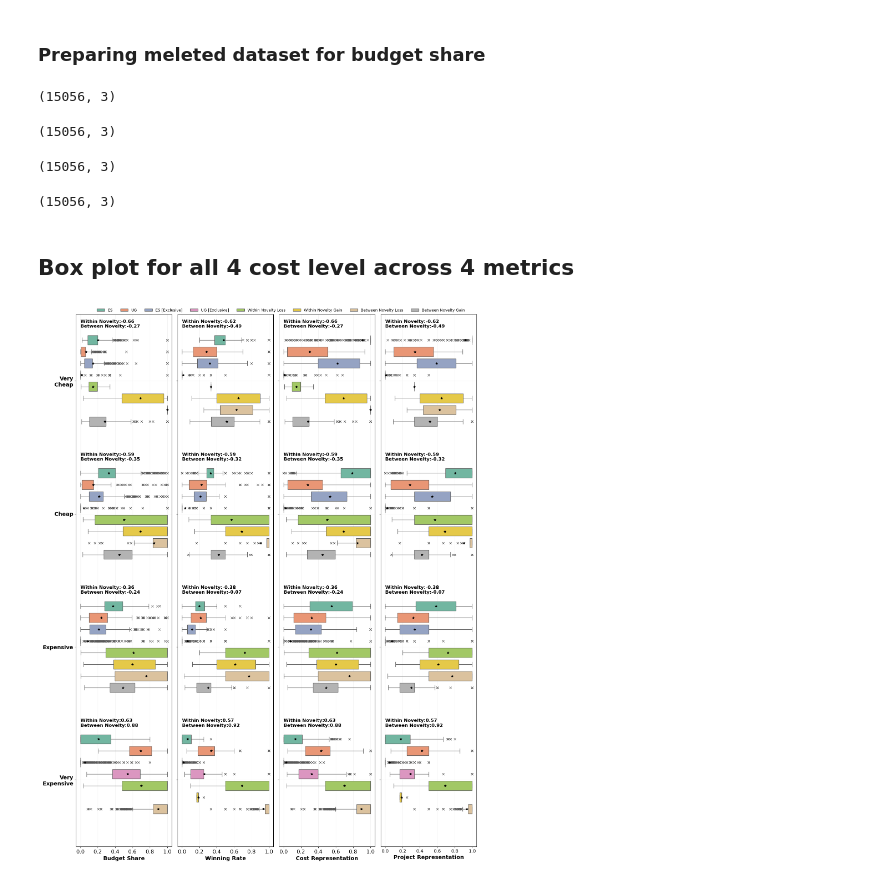
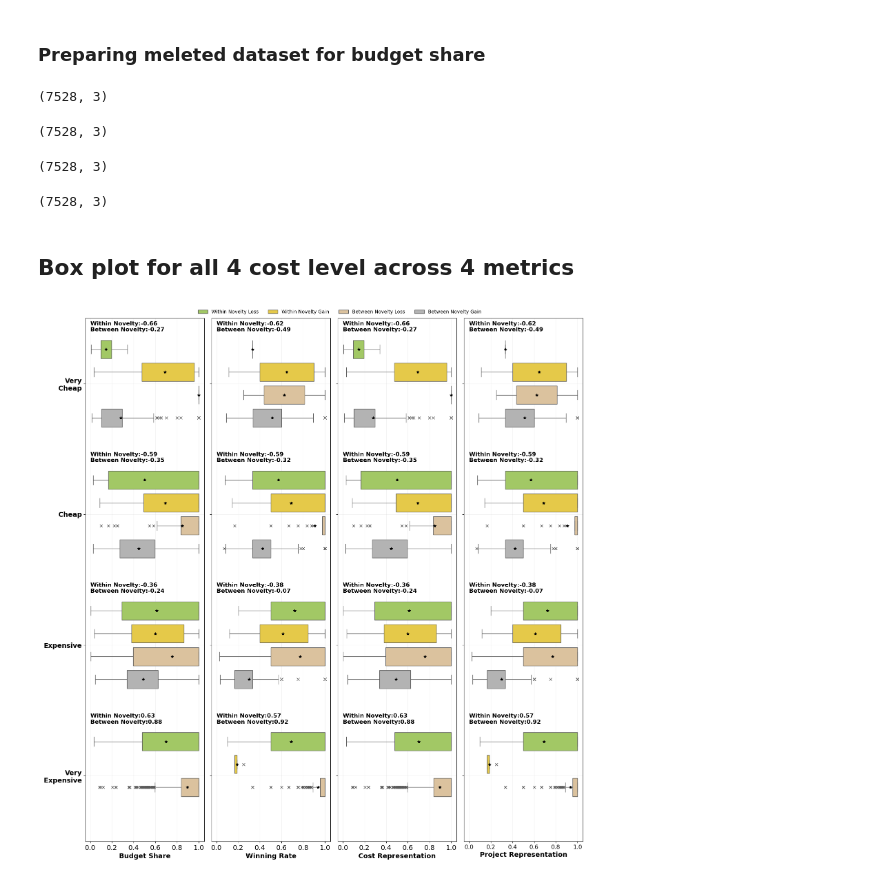
Before and after one commit to TDI-Lab/Impact-Analysis-Participatory-Budgeting, a Jupyter notebook: notebooks/cost_level_impact_and_novelty_metrics_boxplot.ipynb, the cells around one changed output. Saved outputs shown, nothing was run; the diff lists cells and outputs as text; code cells hidden in the pictures.

Commit message:
FIX: Updated novelty box plots to show novelty results only for cost-based analysis

```diff
--- a/notebooks/cost_level_impact_and_novelty_metrics_boxplot.ipynb
+++ b/notebooks/cost_level_impact_and_novelty_metrics_boxplot.ipynb
@@ -1223,10 +1223,16 @@ bs_second_quartile = second_quartile_bs_df[['cost_quartile', 'mes_bs', 'ug_bs',
 bs_third_quartile = third_quartile_bs_df[['cost_quartile', 'mes_bs', 'ug_bs', 'excl_mes_bs', 'excl_ug_bs', 'within_novelty_loss', 'within_novelty_gain', 'between_novelty_loss', 'between_novelty_gain']]
 bs_fourth_quartile = fourth_quartile_bs_df[['cost_quartile', 'mes_bs', 'ug_bs', 'excl_mes_bs', 'excl_ug_bs', 'within_novelty_loss', 'within_novelty_gain', 'between_novelty_loss', 'between_novelty_gain']]
 
-budget_share_data = pd.concat([budget_share_data, bs_first_quartile], ignore_index=True)
-budget_share_data = pd.concat([budget_share_data, bs_second_quartile], ignore_index=True)
-budget_share_data = pd.concat([budget_share_data, bs_third_quartile], ignore_index=True)
-budget_share_data = pd.concat([budget_share_data, bs_fourth_quartile], ignore_index=True)
+# v2 doesn't consist of budget shares scores for es, ug and their exclusive versions
+bs_first_quartile_v2 = first_quartile_bs_df[['cost_quartile', 'within_novelty_loss', 'within_novelty_gain', 'between_novelty_loss', 'between_novelty_gain']]
+bs_second_quartile_v2 = second_quartile_bs_df[['cost_quartile', 'within_novelty_loss', 'within_novelty_gain', 'between_novelty_loss', 'between_novelty_gain']]
+bs_third_quartile_v2 = third_quartile_bs_df[['cost_quartile', 'within_novelty_loss', 'within_novelty_gain', 'between_novelty_loss', 'between_novelty_gain']]
+bs_fourth_quartile_v2 = fourth_quartile_bs_df[['cost_quartile', 'within_novelty_loss', 'within_novelty_gain', 'between_novelty_loss', 'between_novelty_gain']]
+
+budget_share_data = pd.concat([budget_share_data, bs_first_quartile_v2], ignore_index=True)
+budget_share_data = pd.concat([budget_share_data, bs_second_quartile_v2], ignore_index=True)
+budget_share_data = pd.concat([budget_share_data, bs_third_quartile_v2], ignore_index=True)
+budget_share_data = pd.concat([budget_share_data, bs_fourth_quartile_v2], ignore_index=True)
 
 # I renamed it here only because I want to use the label in the superplot with other metrics; not necessary to rename in others
 budget_share_data.rename(columns={
@@ -1243,7 +1249,7 @@ budget_share_data.rename(columns={
 melted_budget_share_data = pd.melt(budget_share_data, id_vars=['cost_quartile'], var_name='Winning Type', value_name='Budget Share')
 melted_budget_share_data.shape
 # %% [output]
-(15056, 3)
+(7528, 3)
 # %%
 # preparing winning rate melted data
 winning_rate_data = pd.DataFrame()
@@ -1253,15 +1259,20 @@ wr_second_quartile = second_quartile_wr_df[['cost_quartile', 'mes_wr', 'ug_wr',
 wr_third_quartile = third_quartile_wr_df[['cost_quartile', 'mes_wr', 'ug_wr', 'excl_mes_wr', 'excl_ug_wr', 'within_novelty_loss', 'within_novelty_gain', 'between_novelty_loss', 'between_novelty_gain']]
 wr_fourth_quartile = fourth_quartile_wr_df[['cost_quartile', 'mes_wr', 'ug_wr', 'excl_mes_wr', 'excl_ug_wr', 'within_novelty_loss', 'within_novelty_gain', 'between_novelty_loss', 'between_novelty_gain']]
 
-winning_rate_data = pd.concat([winning_rate_data, wr_first_quartile], ignore_index=True)
-winning_rate_data = pd.concat([winning_rate_data, wr_second_quartile], ignore_index=True)
-winning_rate_data = pd.concat([winning_rate_data, wr_third_quartile], ignore_index=True)
-winning_rate_data = pd.concat([winning_rate_data, wr_fourth_quartile], ignore_index=True)
+wr_first_quartile_v2 = first_quartile_wr_df[['cost_quartile', 'within_novelty_loss', 'within_novelty_gain', 'between_novelty_loss', 'between_novelty_gain']]
+wr_second_quartile_v2 = second_quartile_wr_df[['cost_quartile', 'within_novelty_loss', 'within_novelty_gain', 'between_novelty_loss', 'between_novelty_gain']]
+wr_third_quartile_v2 = third_quartile_wr_df[['cost_quartile', 'within_novelty_loss', 'within_novelty_gain', 'between_novelty_loss', 'between_novelty_gain']]
+wr_fourth_quartile_v2 = fourth_quartile_wr_df[['cost_quartile', 'within_novelty_loss', 'within_novelty_gain', 'between_novelty_loss', 'between_novelty_gain']]
+
+winning_rate_data = pd.concat([winning_rate_data, wr_first_quartile_v2], ignore_index=True)
+winning_rate_data = pd.concat([winning_rate_data, wr_second_quartile_v2], ignore_index=True)
+winning_rate_data = pd.concat([winning_rate_data, wr_third_quartile_v2], ignore_index=True)
+winning_rate_data = pd.concat([winning_rate_data, wr_fourth_quartile_v2], ignore_index=True)
 
 melted_winning_rate_data = pd.melt(winning_rate_data, id_vars=['cost_quartile'], var_name='Winning Type', value_name='Winning Rate')
 melted_winning_rate_data.shape
 # %% [output]
-(15056, 3)
+(7528, 3)
 # %%
 # preparing cost representation melted data
 cost_representation_data = pd.DataFrame()
@@ -1271,15 +1282,20 @@ cr_second_quartile = second_quartile_cr_df[['cost_quartile', 'mes_cr', 'ug_cr',
 cr_third_quartile = third_quartile_cr_df[['cost_quartile', 'mes_cr', 'ug_cr', 'excl_mes_cr', 'excl_ug_cr', 'within_novelty_loss', 'within_novelty_gain', 'between_novelty_loss', 'between_novelty_gain']]
 cr_fourth_quartile = fourth_quartile_cr_df[['cost_quartile', 'mes_cr', 'ug_cr', 'excl_mes_cr', 'excl_ug_cr', 'within_novelty_loss', 'within_novelty_gain', 'between_novelty_loss', 'between_novelty_gain']]
 
-cost_representation_data = pd.concat([cost_representation_data, cr_first_quartile], ignore_index=True)
-cost_representation_data = pd.concat([cost_representation_data, cr_second_quartile], ignore_index=True)
-cost_representation_data = pd.concat([cost_representation_data, cr_third_quartile], ignore_index=True)
-cost_representation_data = pd.concat([cost_representation_data, cr_fourth_quartile], ignore_index=True)
+cr_first_quartile_v2 = first_quartile_cr_df[['cost_quartile', 'within_novelty_loss', 'within_novelty_gain', 'between_novelty_loss', 'between_novelty_gain']]
+cr_second_quartile_v2 = second_quartile_cr_df[['cost_quartile', 'within_novelty_loss', 'within_novelty_gain', 'between_novelty_loss', 'between_novelty_gain']]
+cr_third_quartile_v2 = third_quartile_cr_df[['cost_quartile', 'within_novelty_loss', 'within_novelty_gain', 'between_novelty_loss', 'between_novelty_gain']]
+cr_fourth_quartile_v2 = fourth_quartile_cr_df[['cost_quartile', 'within_novelty_loss', 'within_novelty_gain', 'between_novelty_loss', 'between_novelty_gain']]
+
+cost_representation_data = pd.concat([cost_representation_data, cr_first_quartile_v2], ignore_index=True)
+cost_representation_data = pd.concat([cost_representation_data, cr_second_quartile_v2], ignore_index=True)
+cost_representation_data = pd.concat([cost_representation_data, cr_third_quartile_v2], ignore_index=True)
+cost_representation_data = pd.concat([cost_representation_data, cr_fourth_quartile_v2], ignore_index=True)
 
 melted_cost_representation_data = pd.melt(cost_representation_data, id_vars=['cost_quartile'], var_name='Winning Type', value_name='Cost Representation')
 melted_cost_representation_data.shape
 # %% [output]
-(15056, 3)
+(7528, 3)
 # %%
 # preparing project representation melted data
 project_representation_data = pd.DataFrame()
@@ -1289,24 +1305,31 @@ pr_second_quartile = second_quartile_pr_df[['cost_quartile', 'mes_pr', 'ug_pr',
 pr_third_quartile = third_quartile_pr_df[['cost_quartile', 'mes_pr', 'ug_pr', 'excl_mes_pr', 'excl_ug_pr', 'within_novelty_loss', 'within_novelty_gain', 'between_novelty_loss', 'between_novelty_gain']]
 pr_fourth_quartile = fourth_quartile_pr_df[['cost_quartile', 'mes_pr', 'ug_pr', 'excl_mes_pr', 'excl_ug_pr', 'within_novelty_loss', 'within_novelty_gain', 'between_novelty_loss', 'between_novelty_gain']]
 
-project_representation_data = pd.concat([project_representation_data, pr_first_quartile], ignore_index=True)
-project_representation_data = pd.concat([project_representation_data, pr_second_quartile], ignore_index=True)
-project_representation_data = pd.concat([project_representation_data, pr_third_quartile], ignore_index=True)
-project_representation_data = pd.concat([project_representation_data, pr_fourth_quartile], ignore_index=True)
+pr_first_quartile_v2 = first_quartile_pr_df[['cost_quartile', 'within_novelty_loss', 'within_novelty_gain', 'between_novelty_loss', 'between_novelty_gain']]
+pr_second_quartile_v2 = second_quartile_pr_df[['cost_quartile', 'within_novelty_loss', 'within_novelty_gain', 'between_novelty_loss', 'between_novelty_gain']]
+pr_third_quartile_v2 = third_quartile_pr_df[['cost_quartile', 'within_novelty_loss', 'within_novelty_gain', 'between_novelty_loss', 'between_novelty_gain']]
+pr_fourth_quartile_v2 = fourth_quartile_pr_df[['cost_quartile', 'within_novelty_loss', 'within_novelty_gain', 'between_novelty_loss', 'between_novelty_gain']]
+
+project_representation_data = pd.concat([project_representation_data, pr_first_quartile_v2], ignore_index=True)
+project_representation_data = pd.concat([project_representation_data, pr_second_quartile_v2], ignore_index=True)
+project_representation_data = pd.concat([project_representation_data, pr_third_quartile_v2], ignore_index=True)
+project_representation_data = pd.concat([project_representation_data, pr_fourth_quartile_v2], ignore_index=True)
 
 melted_project_representation_data = pd.melt(project_representation_data, id_vars=['cost_quartile'], var_name='Winning Type', value_name='Project Representation')
 melted_project_representation_data.shape
 # %% [output]
-(15056, 3)
+(7528, 3)
 # %% [markdown]
 ## Box plot for all 4 cost level across 4 metrics
 # %%
-fig, axes = plt.subplots(1, 4, figsize=(16, 20), sharex=True, sharey=True)
+fig, axes = plt.subplots(1, 4, figsize=(16, 16), sharex=True, sharey=True)
 
-sns.boxplot(y='cost_quartile', ax=axes[0], x='Budget Share', hue='Winning Type', data=melted_budget_share_data, showmeans=True, medianprops={'visible': False}, flierprops={"marker": "x"}, width=0.7, meanprops={"marker": '*', "markerfacecolor":"black", "markeredgecolor":"black"}, palette="Set2", dodge=True, gap=0.2)
-sns.boxplot(y='cost_quartile', ax=axes[1], x='Winning Rate', hue='Winning Type', data=melted_winning_rate_data, showmeans=True, medianprops={'visible': False}, flierprops={"marker": "x"}, width=0.7, meanprops={"marker":"*", "markerfacecolor":"black", "markeredgecolor":"black"}, palette="Set2", dodge=True, gap=0.2)
-sns.boxplot(y='cost_quartile', ax=axes[2], x='Cost Representation', hue='Winning Type', data=melted_cost_representation_data, showmeans=True, medianprops={'visible': False}, flierprops={"marker": "x"}, width=0.7, meanprops={"marker":"*", "markerfacecolor":"black", "markeredgecolor":"black"}, palette="Set2", dodge=True, gap=0.2)
-sns.boxplot(y='cost_quartile', ax=axes[3], x='Project Representation', hue='Winning Type', data=melted_project_representation_data, showmeans=True, medianprops={'visible': False}, flierprops={"marker": "x"}, width=0.7, meanprops={"marker":"*", "markerfacecolor":"black", "markeredgecolor":"black"}, palette="Set2", dodge=True, gap=0.2)
+novelty_color_palette = ['#a6d854','#ffd92f','#e5c494','#b3b3b3']
+
+sns.boxplot(y='cost_quartile', ax=axes[0], x='Budget Share', hue='Winning Type', data=melted_budget_share_data, showmeans=True, medianprops={'visible': False}, flierprops={"marker": "x"}, width=0.7, meanprops={"marker": '*', "markerfacecolor":"black", "markeredgecolor":"black"}, palette=novelty_color_palette, dodge=True, gap=0.2)
+sns.boxplot(y='cost_quartile', ax=axes[1], x='Winning Rate', hue='Winning Type', data=melted_winning_rate_data, showmeans=True, medianprops={'visible': False}, flierprops={"marker": "x"}, width=0.7, meanprops={"marker":"*", "markerfacecolor":"black", "markeredgecolor":"black"}, palette=novelty_color_palette, dodge=True, gap=0.2)
+sns.boxplot(y='cost_quartile', ax=axes[2], x='Cost Representation', hue='Winning Type', data=melted_cost_representation_data, showmeans=True, medianprops={'visible': False}, flierprops={"marker": "x"}, width=0.7, meanprops={"marker":"*", "markerfacecolor":"black", "markeredgecolor":"black"}, palette=novelty_color_palette, dodge=True, gap=0.2)
+sns.boxplot(y='cost_quartile', ax=axes[3], x='Project Representation', hue='Winning Type', data=melted_project_representation_data, showmeans=True, medianprops={'visible': False}, flierprops={"marker": "x"}, width=0.7, meanprops={"marker":"*", "markerfacecolor":"black", "markeredgecolor":"black"}, palette=novelty_color_palette, dodge=True, gap=0.2)
 
 axes[0].set_ylabel('')
 axes[1].set_ylabel('')
@@ -1334,31 +1357,31 @@ handles, labels = axes[0].get_legend_handles_labels()
 # Create legend outside of the main plot
 fig.legend(handles, labels, loc='lower center', bbox_to_anchor=(0.55, 0.99), ncols=8, frameon=False)
 fig.subplots_adjust(right=1)  # Adjust right side to fit legend
 
 # Text overlay for overall novelty average of in between and within novelties
 for idx, ((within_cost_key, within_cost_value), (between_cost_key, between_cost_value)) in enumerate(zip(within_novelty_cost_avg_map.items(), between_novelty_cost_avg_map.items())):
     if(within_cost_key == between_cost_key):
         axes[0].text(0, idx - 0.4, f'Within Novelty:{within_cost_value}\nBetween Novelty:{between_cost_value}', fontsize=12, fontdict={'fontweight': 'bold'})
         axes[2].text(0, idx - 0.4, f'Within Novelty:{within_cost_value}\nBetween Novelty:{between_cost_value}', fontsize=12, fontdict={'fontweight': 'bold'})
 
 for idx, ((within_count_key, within_count_value), (between_count_key, between_count_value)) in enumerate(zip(within_novelty_count_avg_map.items(), between_novelty_count_avg_map.items())):
     if(within_count_key == between_count_key):
         axes[1].text(0, idx - 0.4, f'Within Novelty:{within_count_value}\nBetween Novelty:{between_count_value}', fontsize=12, fontdict={'fontweight': 'bold'})
         axes[3].text(0, idx - 0.4, f'Within Novelty:{within_count_value}\nBetween Novelty:{between_count_value}', fontsize=12, fontdict={'fontweight': 'bold'})
 
 axes[0].legend().set_visible(False)
 axes[1].legend().set_visible(False)
 axes[2].legend().set_visible(False)
 axes[3].legend().set_visible(False)
 
 
 plt.xticks(np.arange(0, 1.2, 0.2), fontsize=12)
 labels = axes[0].get_yticklabels()
 
 # Set bold font for y-labels
 for label in labels:
     label.set_fontweight('bold')
 plt.tight_layout()
 plt.show()
 # %% [output]
-[figure, old version]
+[figure, new version]
```
